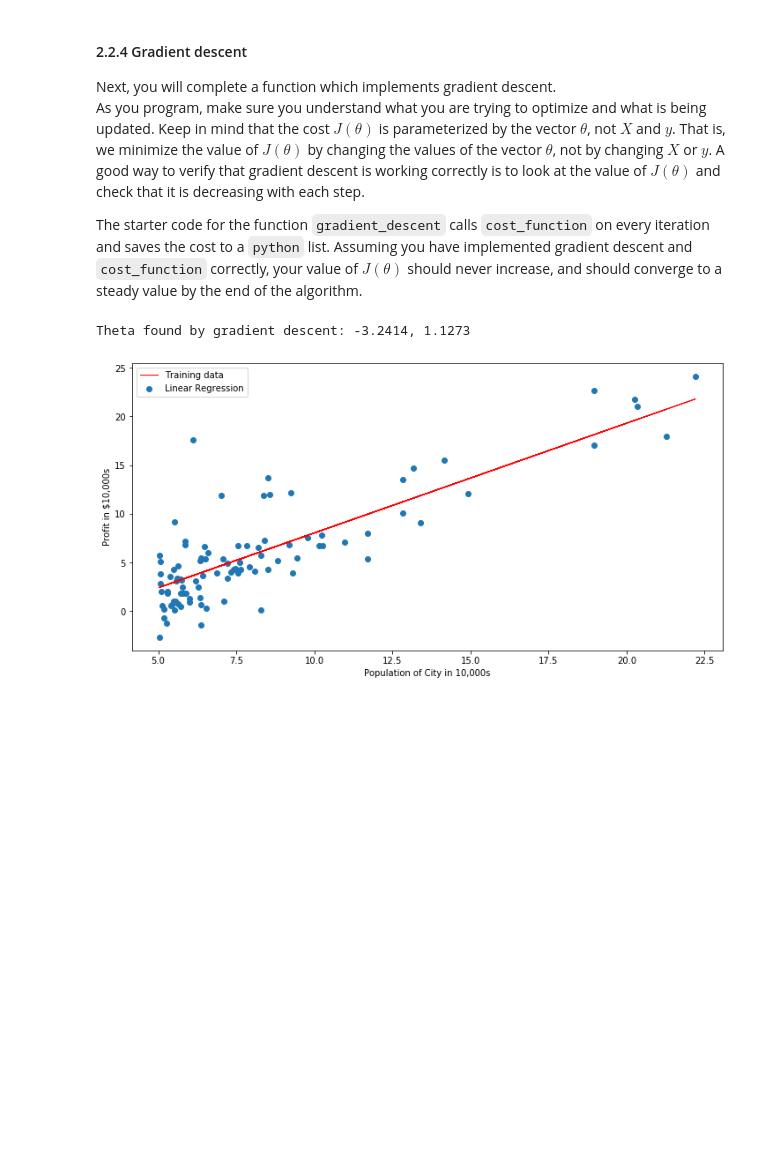
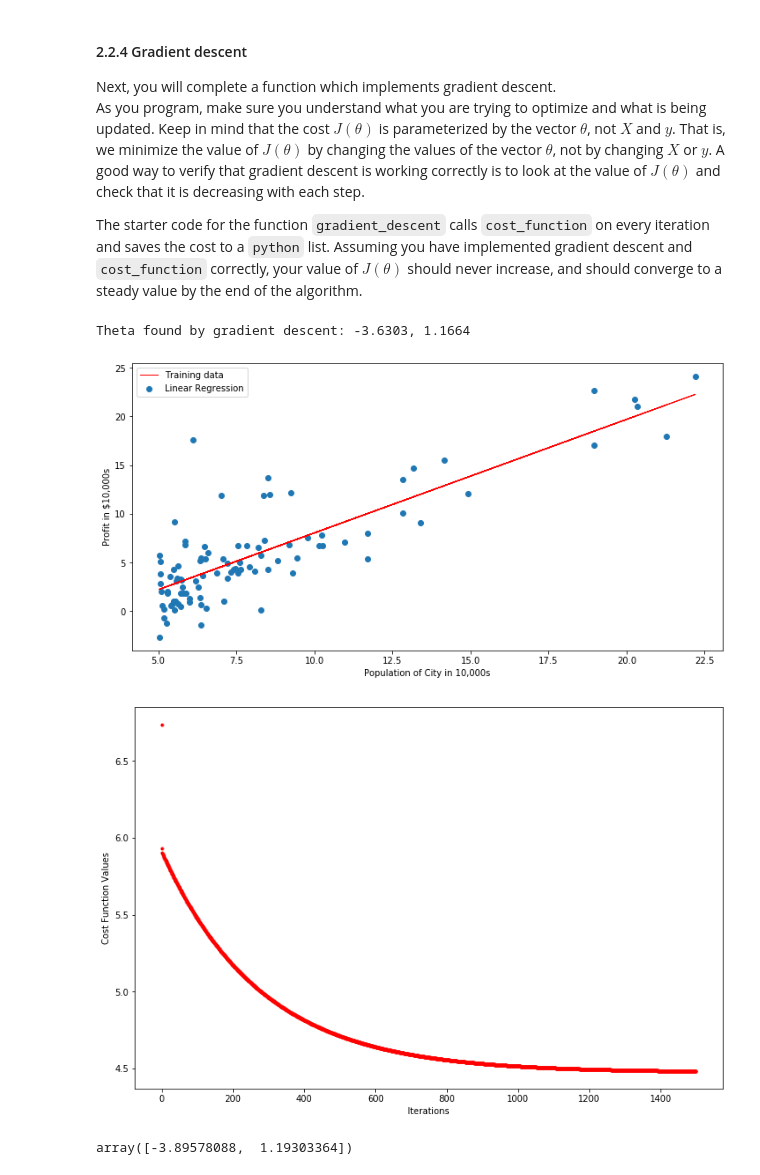
Before and after one commit to SoroushGhaderi/Machine_Learning_Andrew_Ng_exercises_with_Python, a Jupyter notebook: Linear Regression/Exercise 1 Linear Regression.ipynb, the cells around one changed output. Saved outputs shown, nothing was run; the diff lists cells and outputs as text; code cells hidden in the pictures; blank space fills up the shorter version.

```diff
--- a/Linear Regression/Exercise 1 Linear Regression.ipynb
+++ b/Linear Regression/Exercise 1 Linear Regression.ipynb
@@ -167,13 +167,13 @@ def gradient_descent(X, y, theta, learning_rate, iteration):
 theta = np.zeros(2)
 # set learning_rate(alpha in original formula) and iteration(number of running algorithm)
 learning_rate = .01
-iteration = 1000
+iteration = 1500
 # running algorithm and store them variable and lists
 theta, cost_function_history, theta_history = gradient_descent(X, y, theta, learning_rate, iteration)
 # %%
 print("Theta found by gradient descent: {:.4f}, {:.4f}".format(theta[0], theta[1]))
 # %% [output]
-Theta found by gradient descent: -3.2414, 1.1273
+Theta found by gradient descent: -3.6303, 1.1664
 # %%
 plt.figure(figsize=(12, 6))
 plt.scatter(chain_resturant["Population"], chain_resturant["Profit"], marker= "o")
@@ -183,4 +183,12 @@ plt.ylabel("Profit in $10,000s")
 plt.legend(["Training data", "Linear Regression"])
 plt.show()
 # %% [output]
-[figure, old version]
+[figure, new version]
+# %%
+fig,ax = plt.subplots(figsize=(12,8))
+ax.set_ylabel('Cost Function Values')
+ax.set_xlabel('Iterations')
+ax.plot(range(iteration), cost_function_history, "r.")
+plt.show()
+# %% [output]
+[figure, added]
@@ -186,0 +217,4 @@ plt.show()
+# %%
+theta
+# %% [output]
+array([-3.89578088,  1.19303364])
```
Also changed, not shown: parts of 9 cells of this notebook.
